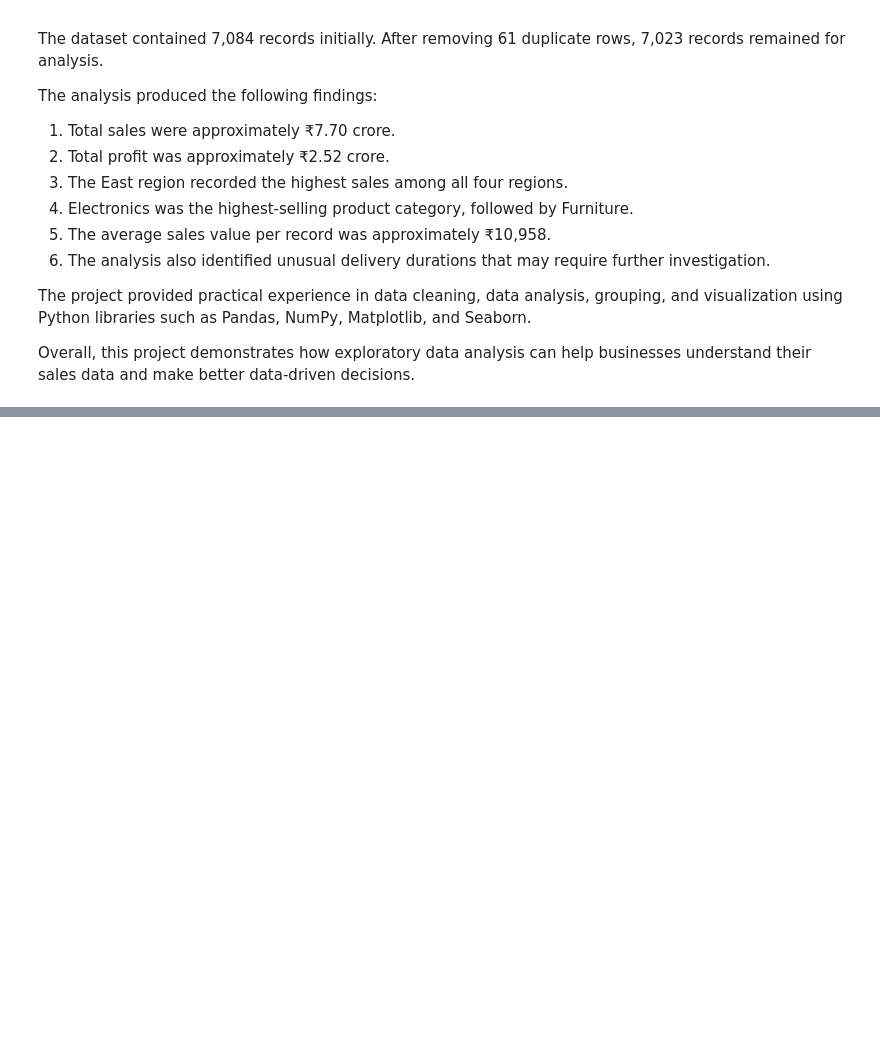
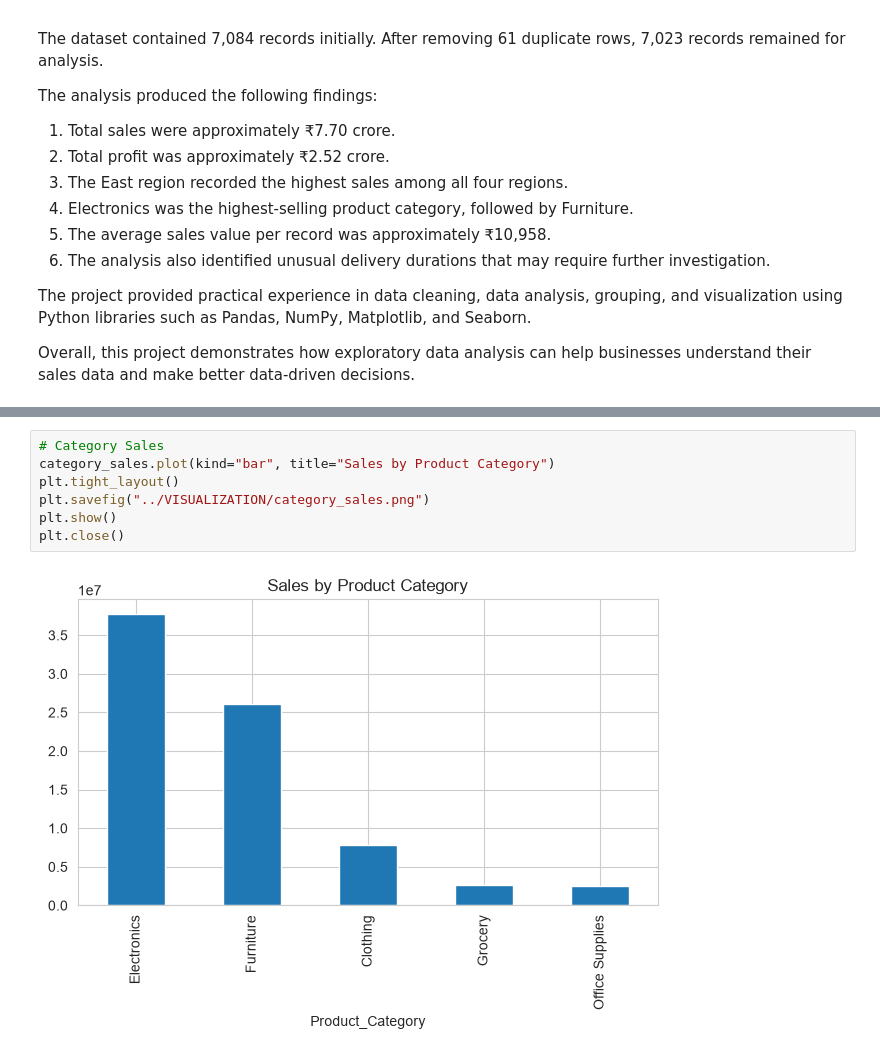
Before and after one commit to namangupta811/Retail-Customer-Sales-EDA, a Jupyter notebook: CODE/NOTEBOOK/Retail_Sales_EDA.ipynb, the cells around one changed output, grey strips where cells are left out. Drawn from its saved outputs; the diff is of its cells as text; blank space fills up the shorter version.

```diff
--- a/CODE/NOTEBOOK/Retail_Sales_EDA.ipynb
+++ b/CODE/NOTEBOOK/Retail_Sales_EDA.ipynb
@@ -1131,0 +1163,9 @@ Overall, this project demonstrates how exploratory data analysis can help busine
+# %%
+# Category Sales
+category_sales.plot(kind="bar", title="Sales by Product Category")
+plt.tight_layout()
+plt.savefig("../VISUALIZATION/category_sales.png")
+plt.show()
+plt.close()
+# %% [output]
+[figure, added]
```
Also changed, not shown: parts of 3 cells of this notebook, 1 other file.
